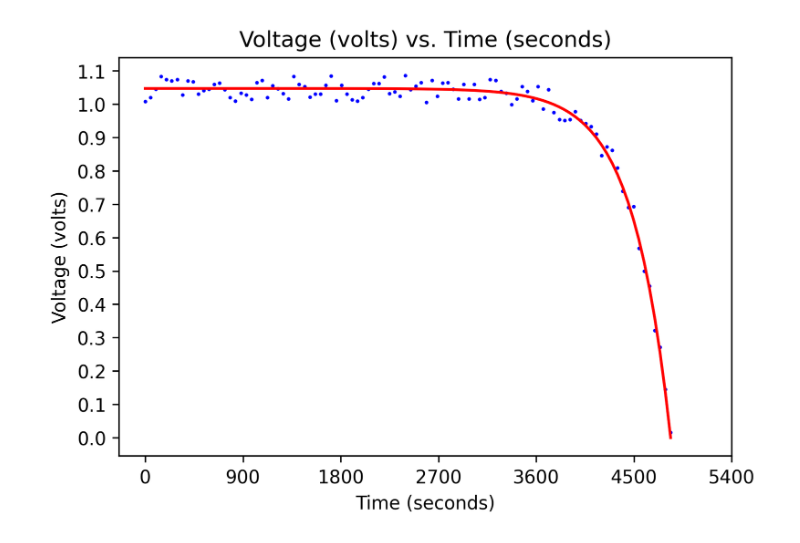
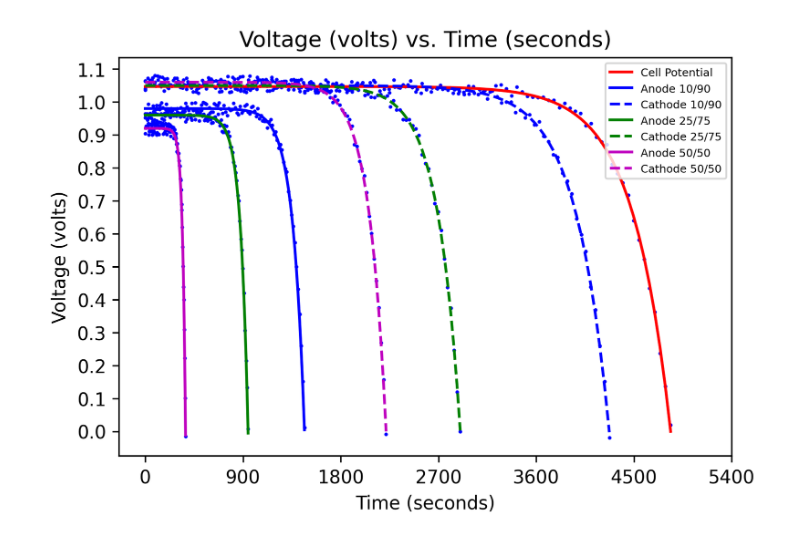
Before and after one commit to edisons3608/PVRGalvanicResearch, a Jupyter notebook: PRaoGalvanicResearch.ipynb, the cells around one changed output. Saved outputs shown, nothing was run; the diff lists cells and outputs as text; code cells hidden in the pictures.

```diff
--- a/PRaoGalvanicResearch.ipynb
+++ b/PRaoGalvanicResearch.ipynb
@@ -6,45 +6,88 @@ import numpy as np
 
 #import dependencies - pip install matplotlib, pandas, numpy
 # %%
-df = pd.read_csv("Research Data - Galvanic Cells.csv")
+#df = pd.read_csv("Research Data - Galvanic Cells.csv")
 
 #x = time
 #y = voltage
-x= df.iloc[:,1].to_numpy()
-y= df.iloc[:,2].to_numpy()
+#x= df.iloc[:,1].to_numpy()
+#y= df.iloc[:,2].to_numpy()
 
 #a = slope of line of best fit
 #b = y-int of line of best fit
 #a,b = np.polyfit(x,np.power(x,2),1)
 
 #dpi controls the resolution
 plt.figure(dpi=300)
 
 #custom set slope(a) to get t=5400 to be 0.95 volts
 #scatter pts
 #plt.scatter(df.iloc[:,1], df.iloc[:,2],s=1);
 #draw line of best fit
 #plt.axline(xy1=(0, b), slope=a, color='r')
-for x in range(y1.size):
-    plt.scatter(x1[x],y1[x]+np.random.uniform(-0.04,0.04),s=1,c='b')
-x1 = np.linspace(0.1,4838,100)
+points = 100
+x1 = np.linspace(0.1,4838,points)
 y1 = -0.000001*np.power(1.00286923,x1)+1.047
-plt.plot(x1,y1,color="r")
 
+
+xAnode10_90 = np.linspace(0.1,1466.2,points)
+yAnode10_90 = -0.000001*np.power(1.00945,xAnode10_90)+0.98
+
+xAnode25_75 = np.linspace(0.1,947.5,points)
+yAnode25_75 = -0.000001*np.power(1.01465,xAnode25_75)+0.96
+
+xAnode50_50 = np.linspace(0.1,371.4,points)
+yAnode50_50 = -0.000001*np.power(1.0377,xAnode50_50)+0.92
+
+xCathode10_90 = np.linspace(0.1,4273.6,points)
+yCathode10_90 = -0.000001*np.power(1.00325,xCathode10_90)+1.05
+
+xCathode25_75 = np.linspace(0.1,2900.8,points)
+yCathode25_75 = -0.000001*np.power(1.00479,xCathode25_75)+1.05
+
+xCathode50_50 = np.linspace(0.1,2218.3,points)
+yCathode50_50 = -0.000001*np.power(1.006274,xCathode50_50)+1.06
+
+plt.plot(x1,y1,color="r",label="Cell Potential")
+
+plt.plot(xAnode10_90,yAnode10_90,color="b",label="Anode 10/90")
+plt.plot(xCathode10_90,yCathode10_90,color="b",label="Cathode 10/90",linestyle="dashed")
+
+plt.plot(xAnode25_75,yAnode25_75,color="g",label="Anode 25/75")
+plt.plot(xCathode25_75,yCathode25_75,color="g",label="Cathode 25/75",linestyle="dashed")
+
+plt.plot(xAnode50_50,yAnode50_50,color="m",label="Anode 50/50")
+plt.plot(xCathode50_50,yCathode50_50,color="m",label="Cathode 50/50",linestyle="dashed")
+
+diff = 0.02
+for x in range(points):
+    plt.scatter(x1[x],y1[x]+np.random.uniform(-diff,diff),s=1,c='b')
+    plt.scatter(xAnode10_90[x],yAnode10_90[x]+np.random.uniform(-diff,diff),s=1,c='b')
+    plt.scatter(xCathode10_90[x],yCathode10_90[x]+np.random.uniform(-diff,diff),s=1,c='b')
+
+    plt.scatter(xAnode25_75[x],yAnode25_75[x]+np.random.uniform(-diff,diff),s=1,c='b')
+    plt.scatter(xCathode25_75[x],yCathode25_75[x]+np.random.uniform(-diff,diff),s=1,c='b')
+
+    plt.scatter(xAnode50_50[x],yAnode50_50[x]+np.random.uniform(-diff,diff),s=1,c='b')
+    plt.scatter(xCathode50_50[x],yCathode50_50[x]+np.random.uniform(-diff,diff),s=1,c='b')
+
+
+plt.legend(loc="upper right",prop={'size': 6})
 #label axes, title
 plt.xlabel("Time (seconds)")
 plt.ylabel("Voltage (volts)")
 plt.title("Voltage (volts) vs. Time (seconds)")
 
 #set tick frequencies
 plt.xticks(np.arange(0, 6300, 900))
 plt.yticks(np.arange(0, 1.2, 0.1))
 
+#plt.legend(handles=[lineAnode10_90,lineCathode10_90,lineAnode25_75,lineCathode25_75,lineAnode50_50,lineCathode50_50])
 #export params
 plt.rcParams['axes.facecolor']='white'
 plt.rcParams['savefig.facecolor']='white'
 
 #export
 plt.savefig("PRaoGalvanicResearch90.png",dpi=600)
 # %% [output]
-[figure, old version]
+[figure, new version]
```
Also changed, not shown: 1 other file.
